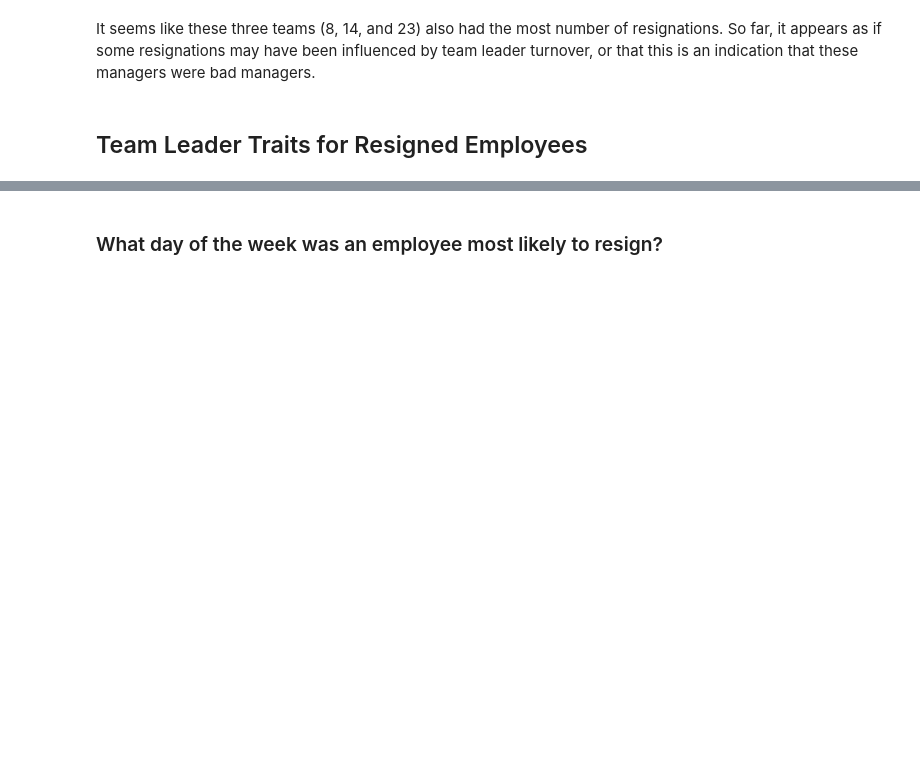
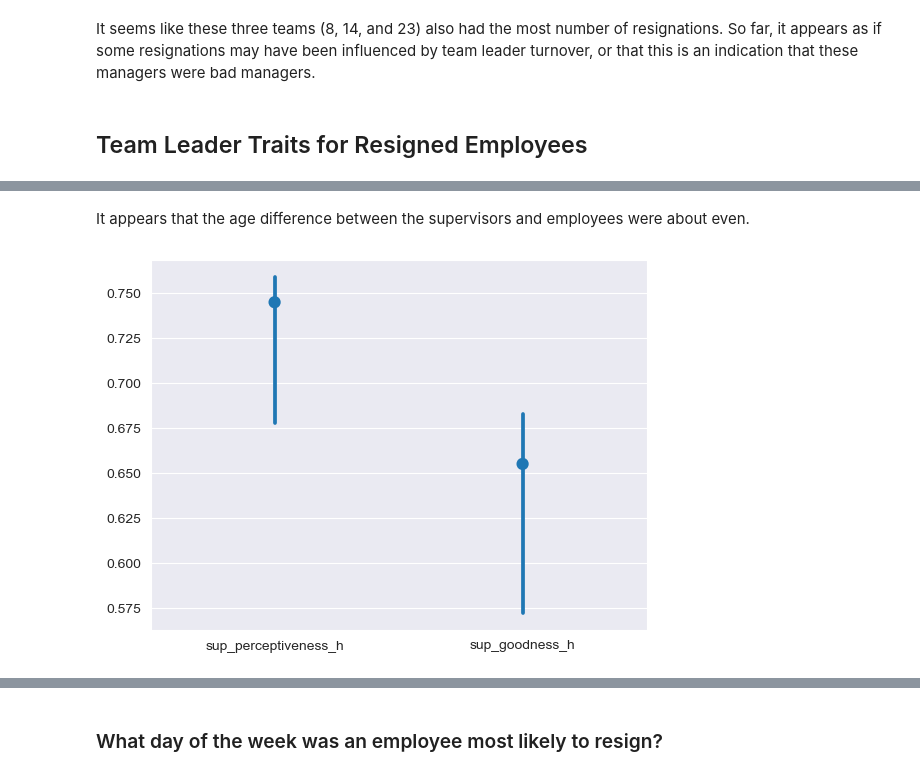
Before and after one commit to kyleanthonyr/Predicting-Employee-Attrition, a Jupyter notebook: notebooks/02-kar-eda.ipynb, the cells around one changed output, grey strips where cells are left out. Drawn from its saved outputs; the diff is of its cells as text; code cells hidden in the pictures; blank space fills up the shorter version.

```diff
--- a/notebooks/02-kar-eda.ipynb
+++ b/notebooks/02-kar-eda.ipynb
@@ -481,10 +515,3 @@ sup_traits_1 = ['sup_age', 'sup_sub_age_diff', 'sup_sex']
 sup_traits_2 = ['sup_role', 'sup_perceptiveness_h', 'sup_goodness_h']
 sup_traits = sup_traits_1 + sup_traits_2
 resigned_sup_traits = resignations[sup_traits]
-# %%
-# Boxplots visualizing trait scores of Resigned employees
-fig, ax = plt.subplots(2,3,figsize=(15,15))
-sns.boxplot(data=resigned_sup_traits[sup_traits_1], ax=ax[0])
-sns.boxplot(data=resigned_sup_traits[sup_traits_2], ax=ax[1])
-fig.suptitle('Boxplots of Hidden Traits for Resigned Employees')
-plt.show()
@@ -493,0 +556,9 @@ ValueError: min() arg is an empty sequence
+# %% [markdown]
+It appears that the age difference between the supervisors and employees were about even.
+# %%
+# Boxplots visualizing trait scores of Resigned employees' Supervisors
+sns.pointplot(data=resigned_sup_traits[['sup_perceptiveness_h', 'sup_goodness_h']], estimator=np.median, join=False)
+fig.suptitle('Point plot of Hidden Traits for Resigned Employees')
+plt.show()
+# %% [output]
+[figure, added]
```
Also changed, not shown: parts of 19 cells of this notebook.
